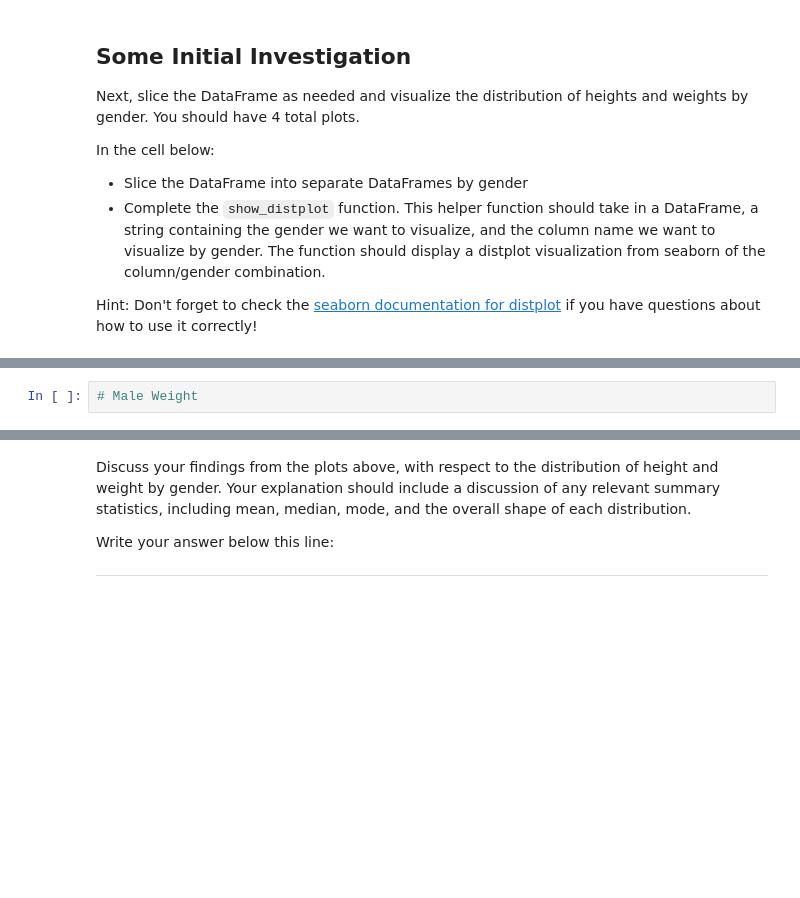
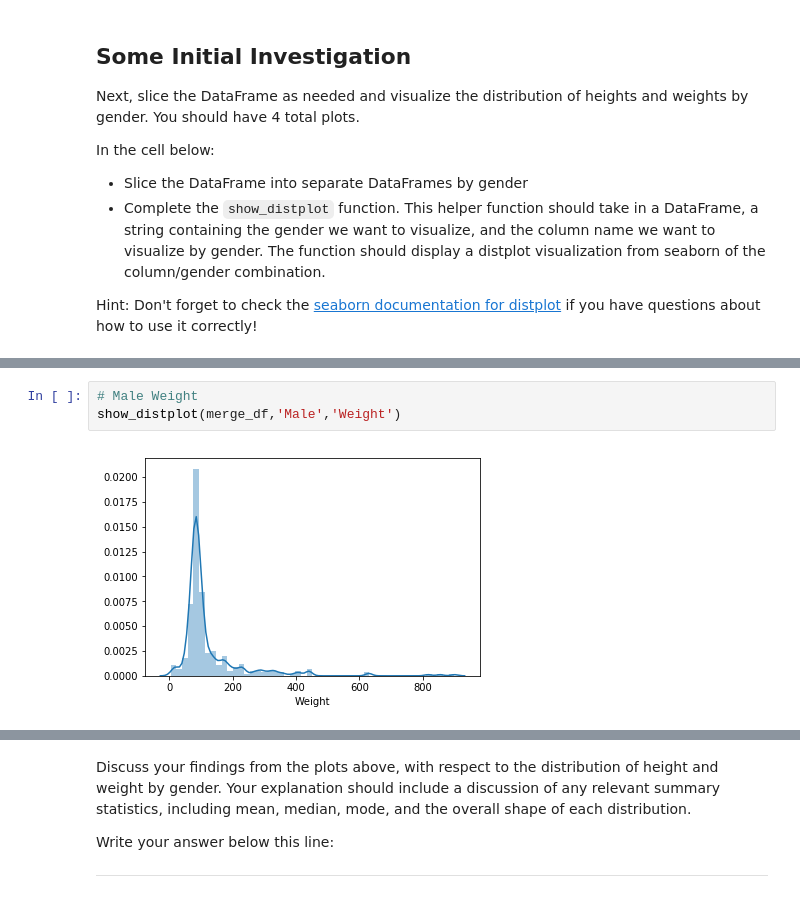
Before and after one commit to climatebrad/dsc-data-cleaning-project-dc-ds-100719, a Jupyter notebook: index-brad.ipynb, the cells around one changed output, grey strips where cells are left out. Cells and saved outputs as stored; diff of their text form; blank space fills up the shorter version.

```diff
--- a/index-brad.ipynb
+++ b/index-brad.ipynb
@@ -371,4 +535,7 @@ def show_distplot(dataframe, gender, column_name):
 # %%
 # Male Weight
+show_distplot(merge_df,'Male','Weight')
+# %% [output]
+[figure, added]
 # %%
 # Female Height
```
Also changed, not shown: parts of 28 cells of this notebook.
